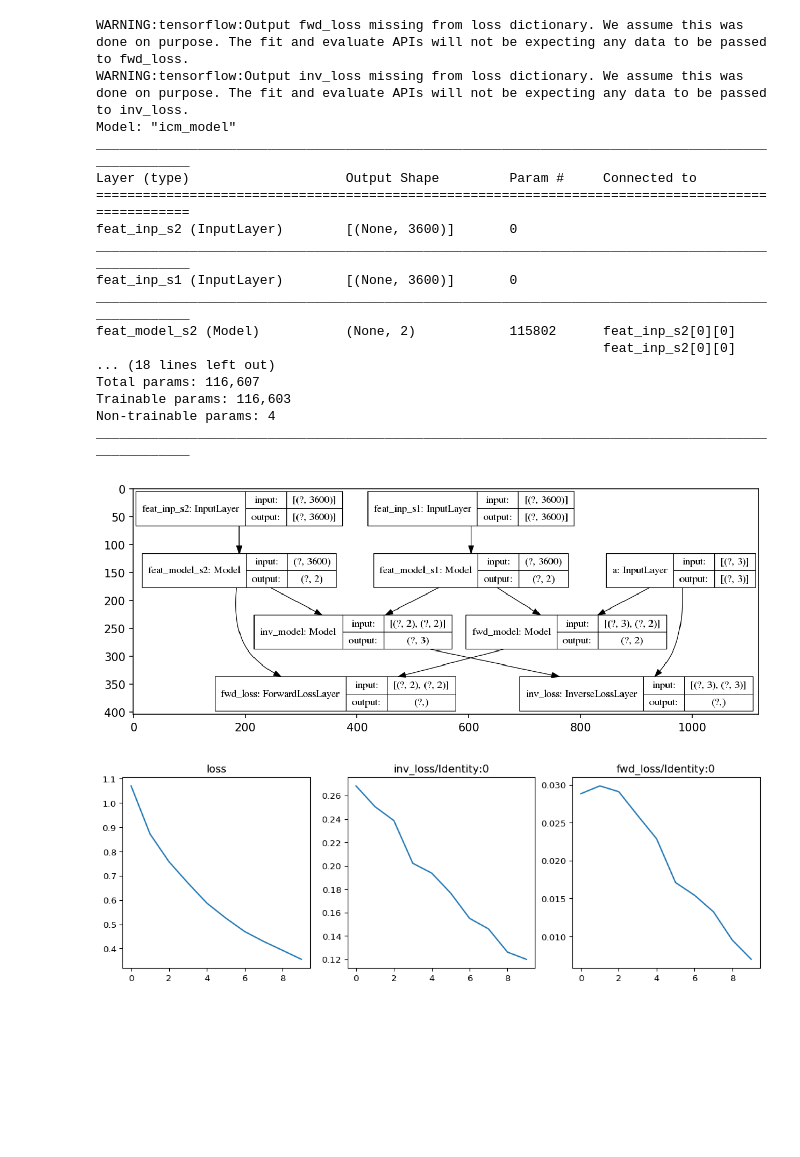
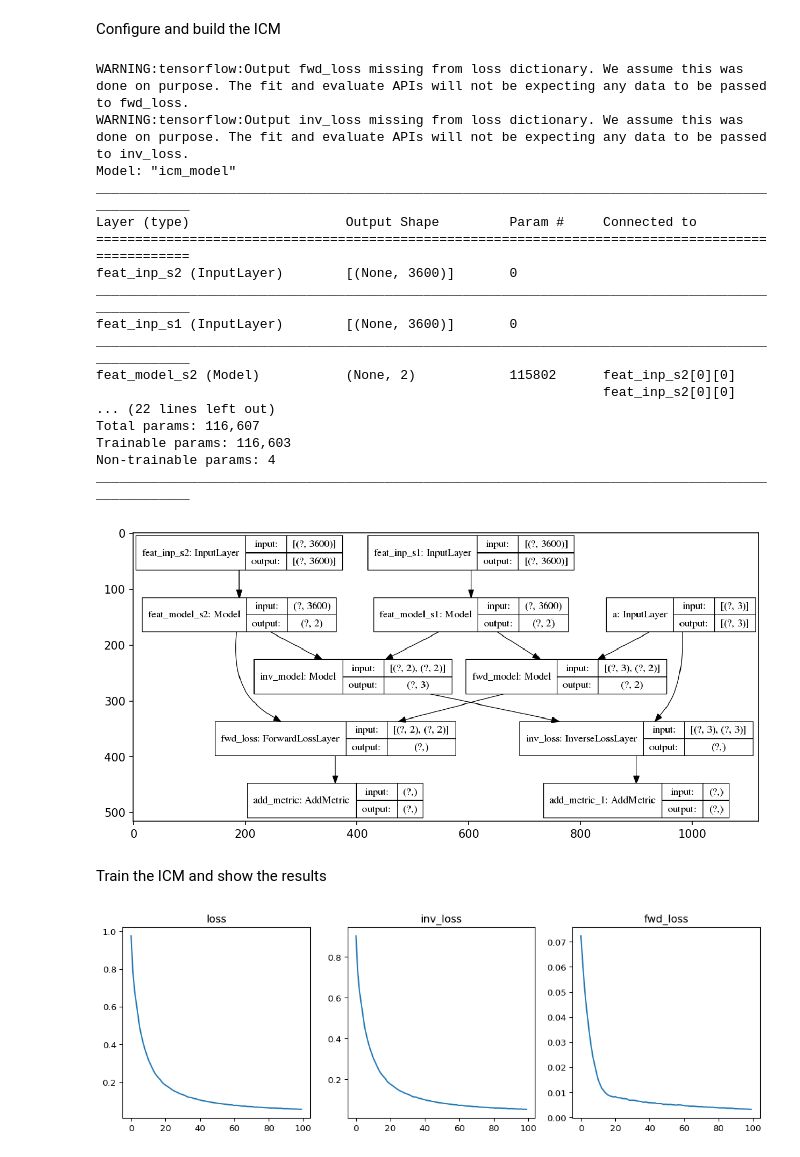
Before and after one commit to tik0/vae_tools, a Jupyter notebook: examples/rubiks/ICM_panda_viewpoint_sampling.ipynb, the cells around one changed output. Saved outputs shown, nothing was run; the diff lists cells and outputs as text; code cells hidden in the pictures; blank space fills up the shorter version.

```diff
--- a/examples/rubiks/ICM_panda_viewpoint_sampling.ipynb
+++ b/examples/rubiks/ICM_panda_viewpoint_sampling.ipynb
@@ -42,4 +45,8 @@ Found 40 images belonging to 1 classes.
+# %% [markdown]
+Configure and build the ICM
 # %%
+# Define the ICM
+
 # input image dimensions and config
 batch_size = 128
 image_rows_cols_chns = (target_size[0], target_size[1], 3)
@@ -133,52 +140,39 @@ class ForwardLossLayer(Layer):
 # Build the complete model
 fwd_loss = ForwardLossLayer(name="fwd_loss")([feat_model_s2(feat_inp_s2), fwd_model([fwd_inp, feat_model_s1(feat_inp_s1)])])
 inv_loss = InverseLossLayer(name="inv_loss")([fwd_inp, inv_model([feat_model_s1(feat_inp_s1), feat_model_s2(feat_inp_s2)])])
 icm_model = Model([feat_inp_s1, feat_inp_s2, fwd_inp], [fwd_loss, inv_loss], name="icm_model")
 
-# Create a history class which stores the ouputs of the loss layer after every epoch
-class History(keras.callbacks.Callback):
-    def on_train_begin(self, logs={}):
-        self.history = {}
-        self.epoch = []
-
-    def on_epoch_end(self, epoch, logs={}):
-        self.epoch.append(epoch)
-        # Get the output layer names (we only have loss layers as output)
-        output_layer_names = [output_layer.name for output_layer in self.model.output]
-        # Get the mean error over all batches in this epoch
-        num_eval = 16 # some random number
-        output_layer_values = np.mean(self.model.predict([X_train_s1_flatten[:num_eval], X_train_s2_flatten[:num_eval], X_train_actions[:num_eval]]), axis = 1)
-        #output_layer_values = self.model.predict([X_train_s1_flatten, X_train_s2_flatten, X_train_actions], batch_size = X_train_s1_flatten.shape[0])
-        # Store it to the history
-        for k, v in zip(output_layer_names, output_layer_values):
-            self.history.setdefault(k, []).append(v)
-        return
+# Add loss layer to the history
+for output in icm_model.outputs:
+    icm_model.add_metric(output, name=output.name.split(sep='/')[0], aggregation="mean")
 
 # Compile and show it
 icm_model.compile(keras.optimizers.Adam(lr=0.0001), loss=None)
 icm_model.summary()
 plot_model(icm_model, to_file='/tmp/ICM.png', show_shapes=True, show_layer_names=True)
 f, ax = plt.subplots(1,1,figsize=(10, 10), dpi=150)
 ax.imshow(mpimg.imread('/tmp/ICM.png'))
 plt.show()
 # %% [output]
 WARNING:tensorflow:Output fwd_loss missing from loss dictionary. We assume this was done on purpose. The fit and evaluate APIs will not be expecting any data to be passed to fwd_loss.
 WARNING:tensorflow:Output inv_loss missing from loss dictionary. We assume this was done on purpose. The fit and evaluate APIs will not be expecting any data to be passed to inv_loss.
 Model: "icm_model"
 __________________________________________________________________________________________________
 Layer (type)                    Output Shape         Param #     Connected to
 ==================================================================================================
 feat_inp_s2 (InputLayer)        [(None, 3600)]       0
 __________________________________________________________________________________________________
 feat_inp_s1 (InputLayer)        [(None, 3600)]       0
 __________________________________________________________________________________________________
 feat_model_s2 (Model)           (None, 2)            115802      feat_inp_s2[0][0]
                                                                  feat_inp_s2[0][0]
-... (18 lines left out)
+... (22 lines left out)
 Total params: 116,607
 Trainable params: 116,603
 Non-trainable params: 4
 __________________________________________________________________________________________________
-[figure, old version]
+[figure, new version]
+# %% [markdown]
+Train the ICM and show the results
 # %%
 # Train
@@ -201,13 +191,14 @@ h = icm_model.fit([X_train_s1_flatten,
 # %%
-plt_key = [list(h.history.keys())[0], list(output_history.history.keys())[0], list(output_history.history.keys())[1]]
-plt_val = [h.history[plt_key[0]], output_history.history[plt_key[1]], output_history.history[plt_key[2]]]
-f, ax = plt.subplots(1,3, figsize=(13,4), dpi=96)
-for idx in range(3):
-    ax[idx].plot(plt_val[idx])
-    ax[idx].set_title(plt_key[idx])
+# Plot the losses
+
+num_losses = len(h.history.keys())
+f, ax = plt.subplots(1,num_losses, figsize=(13,4), dpi=96)
+for k, idx in zip(h.history.keys(), range(num_losses)):
+    ax[idx].plot(h.history[k])
+    ax[idx].set_title(k)
 plt.show()
 # %% [output]
-[figure, old version]
+[figure, new version]
 # %%
 # Check the output distribution of the feature extractor
 #X_train_flatten = X_train.reshape((X_train.shape[0], np.prod(X_train.shape[1:])))
```
Also changed, not shown: parts of 7 cells of this notebook.
